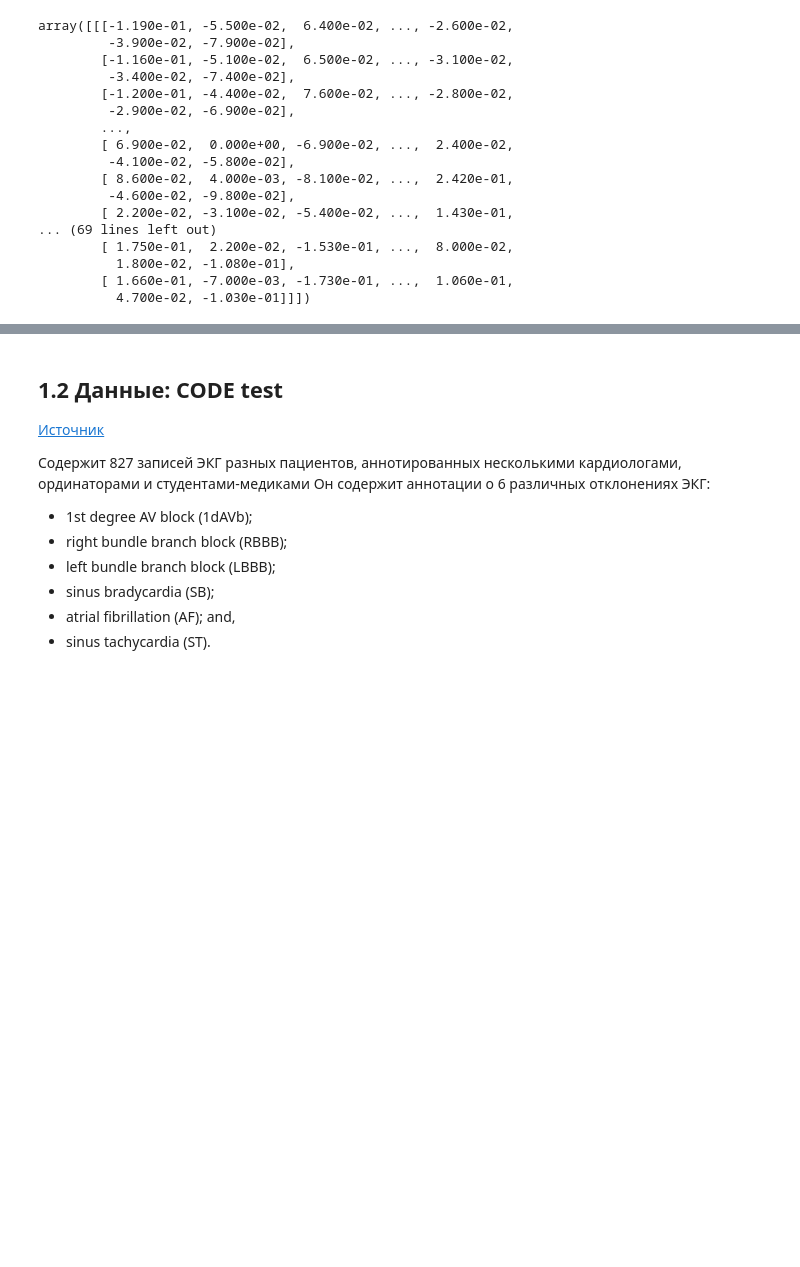
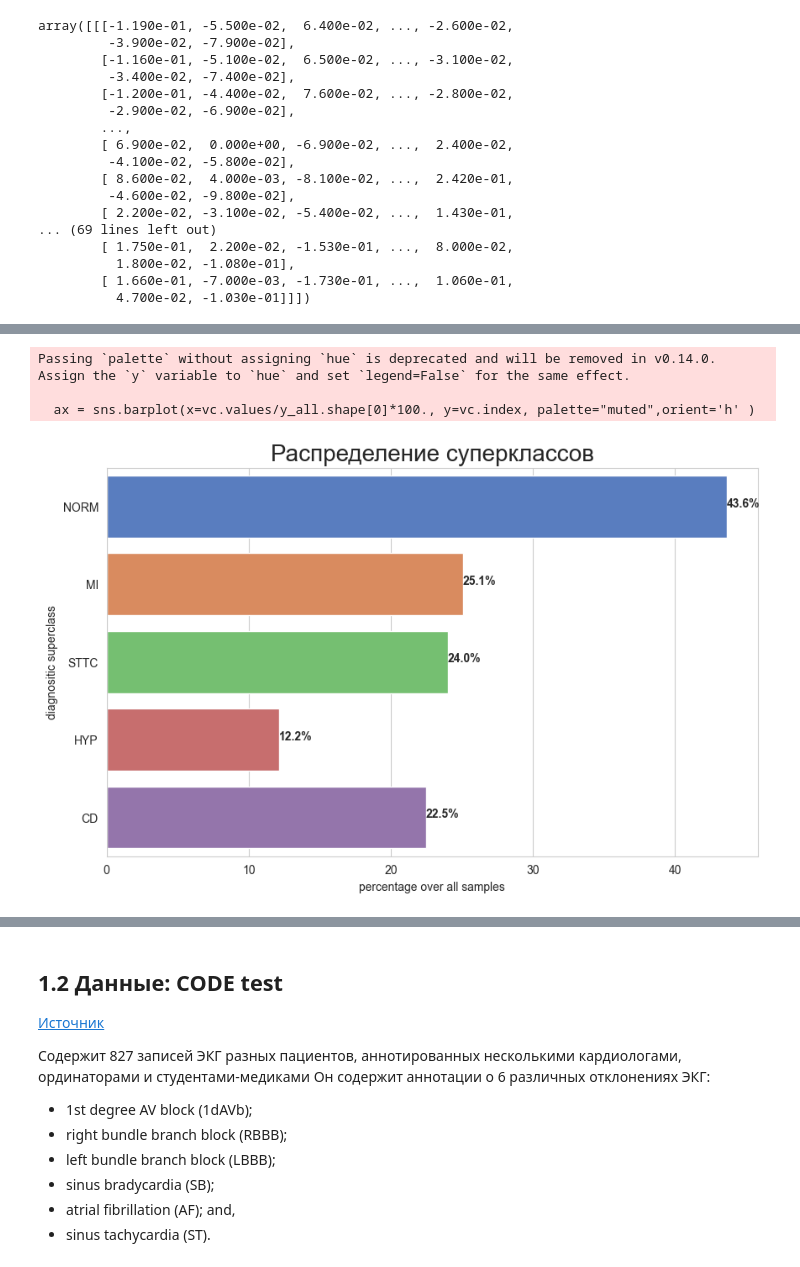
Before and after one commit to spark71/ecg-service, a Jupyter notebook: eda/data_eda.ipynb, the cells around one changed output, grey strips where cells are left out. Drawn from its saved outputs; the diff is of its cells as text; code cells hidden in the pictures; blank space fills up the shorter version.

```diff
--- a/eda/data_eda.ipynb
+++ b/eda/data_eda.ipynb
@@ -326,0 +419,30 @@ for rect in ax.patches:
+# %%
+class ClassUpdate():
+    def __init__(self, cols):
+        self.cols = cols
+
+    def __call__(self, row):
+        for sc in row['diagnostic_superclass']:
+            row[sc] = 1
+        for sc in row['diagnostic_subclass']:
+            row[sc] = 1
+
+        return row
+
+def get_data_by_folds(folds, x, y, update_cols, feature_cols):
+    assert len(folds)  > 0, '# of provided folds should longer than 1'
+    #print(y.strat_fold)
+    filt = np.isin(y.strat_fold.values, folds)
+    x_selected = x[filt]
+    y_selected = y[filt]
+
+    for sc in update_cols:
+        y_selected[sc] = 0
+
+    cls_updt = ClassUpdate(update_cols)
+
+    y_selected = y_selected.apply(cls_updt, axis=1)
+
+    return x_selected, y_selected[list(feature_cols)+list(update_cols)+['strat_fold']]
+# %%
+x_all, y_all = get_data_by_folds(np.arange(1, 11), ptbxl_ecg_data, ptbxl_data, update_cols, meta_cols)
@@ -326,0 +466,15 @@ for rect in ax.patches:
+# %%
+vc = y_all[superclass_cols].sum(axis=0)
+sns.set_style("whitegrid")
+bar,ax = plt.subplots(figsize=(10,6))
+ax = sns.barplot(x=vc.values/y_all.shape[0]*100., y=vc.index, palette="muted",orient='h' )
+ax.set_title("Распределение суперклассов", fontsize=20)
+ax.set_xlabel ("percentage over all samples")
+ax.set_ylabel ("diagnositic superclass")
+for rect in ax.patches:
+    ax.text (rect.get_width(), rect.get_y() + rect.get_height() / 2,"%.1f%%"% rect.get_width(), weight='bold' )
+# %% [output]
+Passing `palette` without assigning `hue` is deprecated and will be removed in v0.14.0. Assign the `y` variable to `hue` and set `legend=False` for the same effect.
+
+  ax = sns.barplot(x=vc.values/y_all.shape[0]*100., y=vc.index, palette="muted",orient='h' )
+[figure, added]
```
Also changed, not shown: parts of 27 cells of this notebook, 7 other files.
